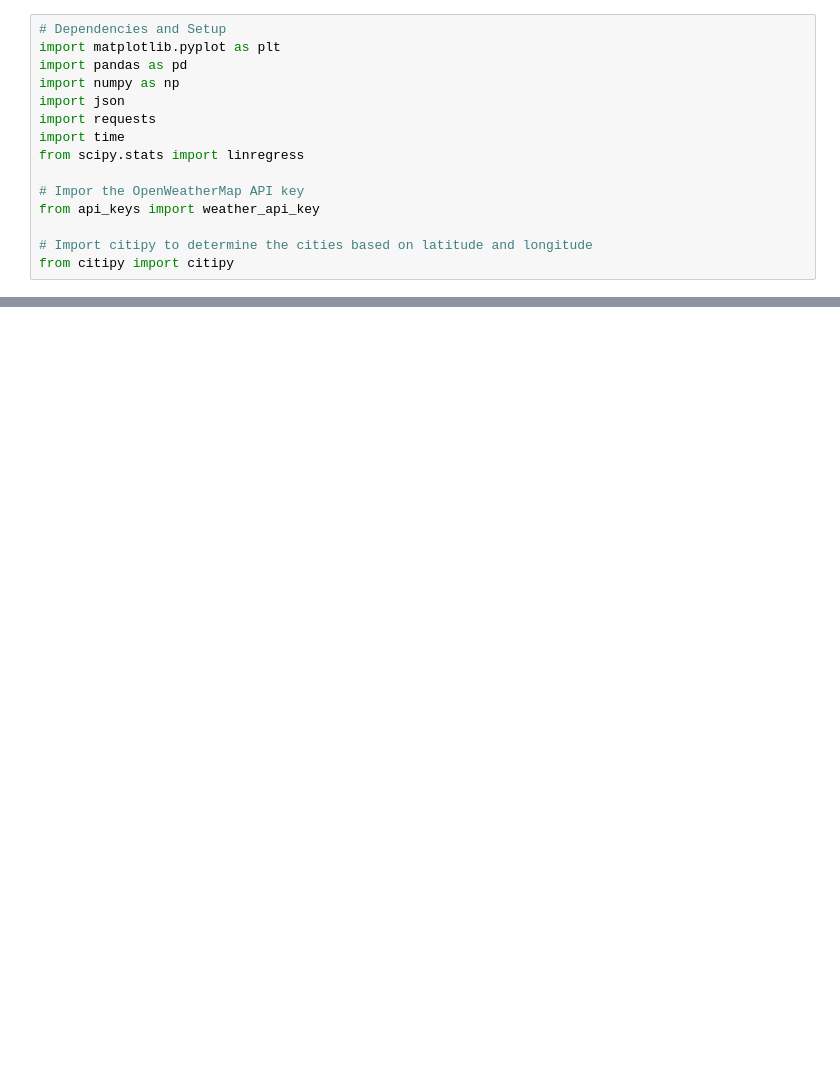
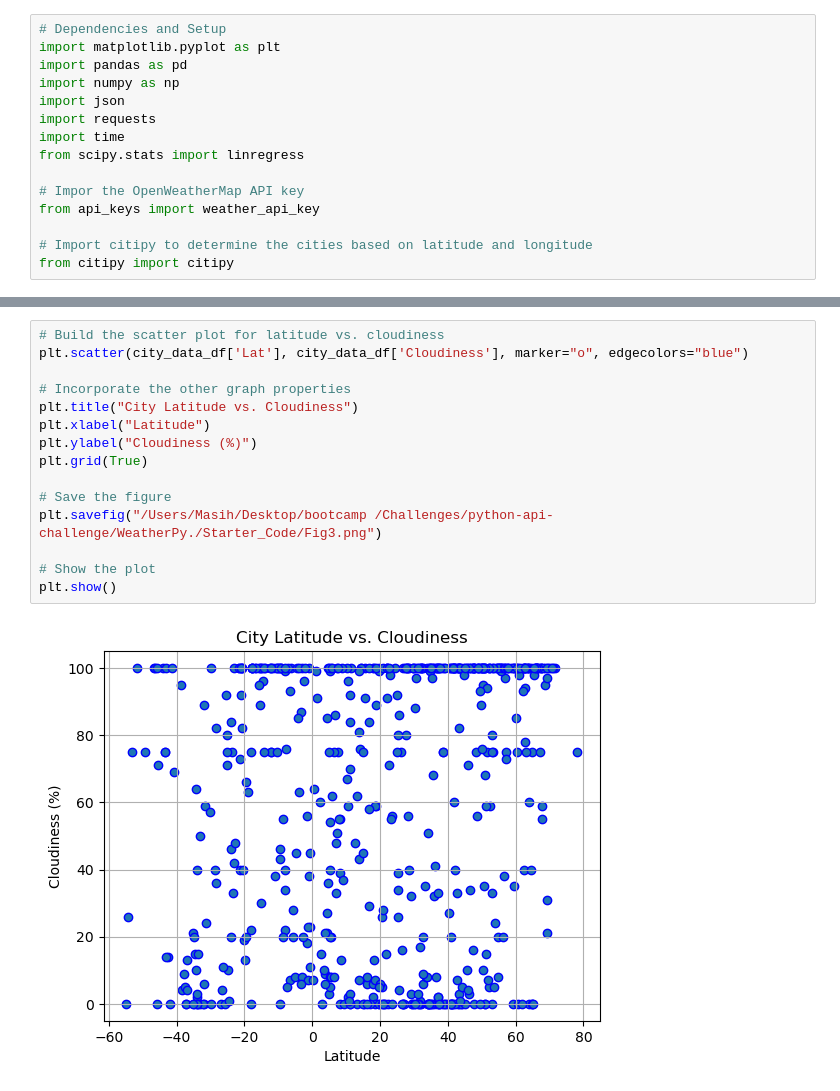
Before and after one commit to MasihQadir007/python-api-challenge, a Jupyter notebook: WeatherPy./Starter_Code/starter_code/TEST.ipynb, the cells around one changed output, grey strips where cells are left out. Cells and saved outputs as stored; diff of their text form; blank space fills up the shorter version.

```diff
--- a/WeatherPy./Starter_Code/starter_code/TEST.ipynb
+++ b/WeatherPy./Starter_Code/starter_code/TEST.ipynb
@@ -128,0 +191,17 @@ Data Retrieval Complete
+# %%
+# Build the scatter plot for latitude vs. cloudiness
+plt.scatter(city_data_df['Lat'], city_data_df['Cloudiness'], marker="o", edgecolors="blue")
+
+# Incorporate the other graph properties
+plt.title("City Latitude vs. Cloudiness")
+plt.xlabel("Latitude")
+plt.ylabel("Cloudiness (%)")
+plt.grid(True)
+
+# Save the figure
+plt.savefig("/Users/Masih/Desktop/bootcamp /Challenges/python-api-challenge/WeatherPy./Starter_Code/Fig3.png")
+
+# Show the plot
+plt.show()
+# %% [output]
+[figure, added]
```
Also changed, not shown: parts of 20 cells of this notebook, 1 other file.
